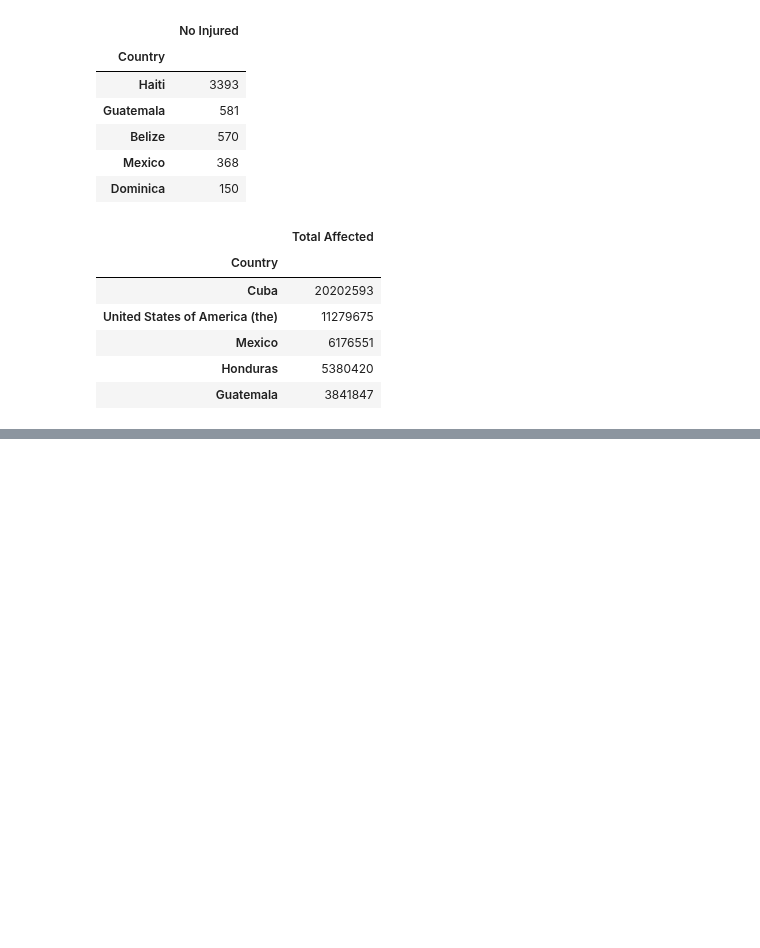
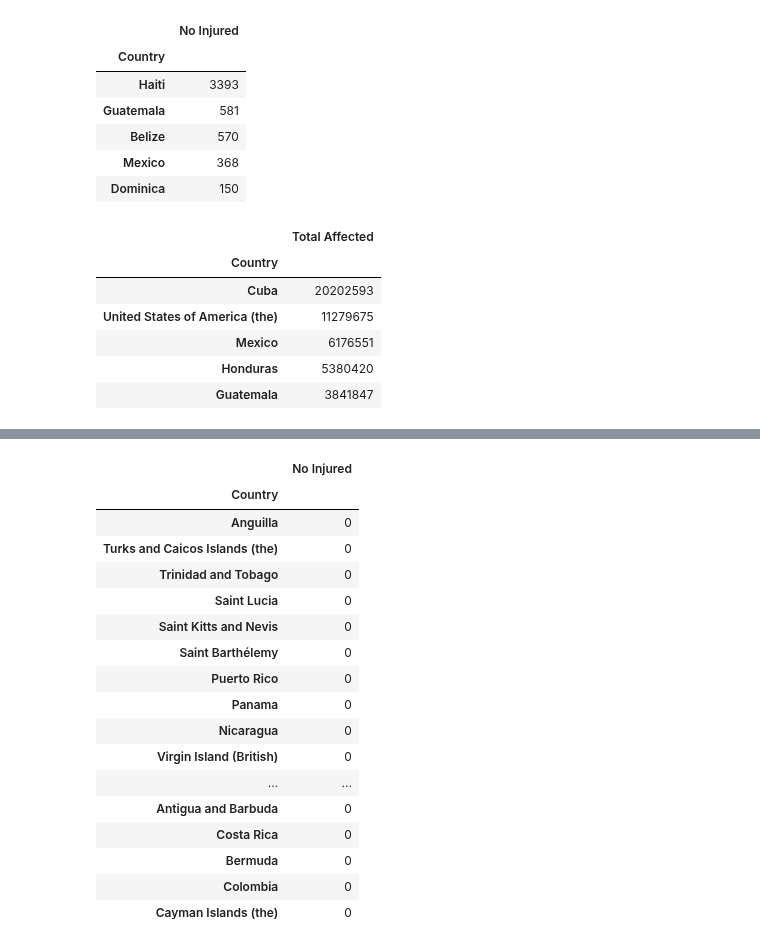
Before and after one commit to GEA960/ITBA-3207_TeamTyphoonAnalysts, a Jupyter notebook: 2000-2022 Data set Codes and Results.ipynb, the cells around one changed output, grey strips where cells are left out. Saved outputs shown, nothing was run; the diff lists cells and outputs as text; code cells hidden in the pictures; blank space fills up the shorter version.

Commit message:
inished the coding to acquire the names of countries who had the least number of deaths, injured, and affected individuals from the typhoons on 2000-2022

```diff
--- a/2000-2022 Data set Codes and Results.ipynb
+++ b/2000-2022 Data set Codes and Results.ipynb
@@ -267,0 +270,9 @@ display(result)
+# %%
+#Acquiring the top 11 countries with the lowest number of total deaths caused by typhoons from 2000-2022 using groupby and sum function of pandas
+
+ByCountryDeath = new_df.groupby('Country')
+TotalData = ByCountryDeath['Total Deaths'].sum()
+data = pd.DataFrame(TotalData)
+SortedData = data.sort_values(by='Total Deaths',ascending=True)
+result = SortedData.head(11)
+display(result)
@@ -267,0 +293,28 @@ display(result)
+# %%
+#Acquiring the top 19 countries with the lowest number of total injured individuals caused by typhoons from 2000-2022 using groupby and sum function of pandas
+
+ByCountryInjured = new_df.groupby('Country')
+TotalData = ByCountryDeath['No Injured'].sum()
+data = pd.DataFrame(TotalData)
+SortedData = data.sort_values(by='No Injured',ascending=True)
+result = SortedData.head(19)
+display(result)
+# %% [output]
+|  | No Injured |
+| Country |  |
+| Anguilla | 0 |
+| Turks and Caicos Islands (the) | 0 |
+| Trinidad and Tobago | 0 |
+| Saint Lucia | 0 |
+| Saint Kitts and Nevis | 0 |
+| Saint Barthélemy | 0 |
+| Puerto Rico | 0 |
+| Panama | 0 |
+| Nicaragua | 0 |
+| Virgin Island (British) | 0 |
+| ... | ... |
+| Antigua and Barbuda | 0 |
+| Costa Rica | 0 |
+| Bermuda | 0 |
+| Colombia | 0 |
+| Cayman Islands (the) | 0 |
```
Also changed, not shown: parts of 6 cells of this notebook.
